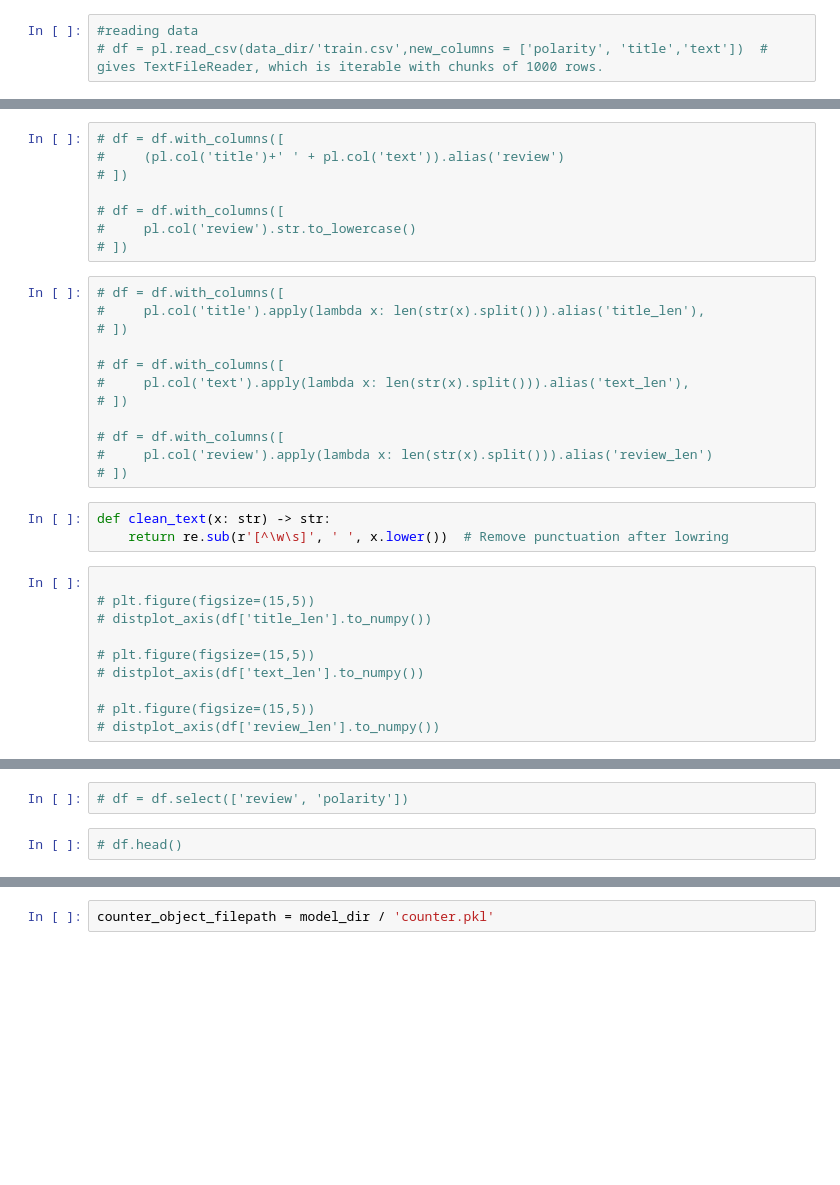
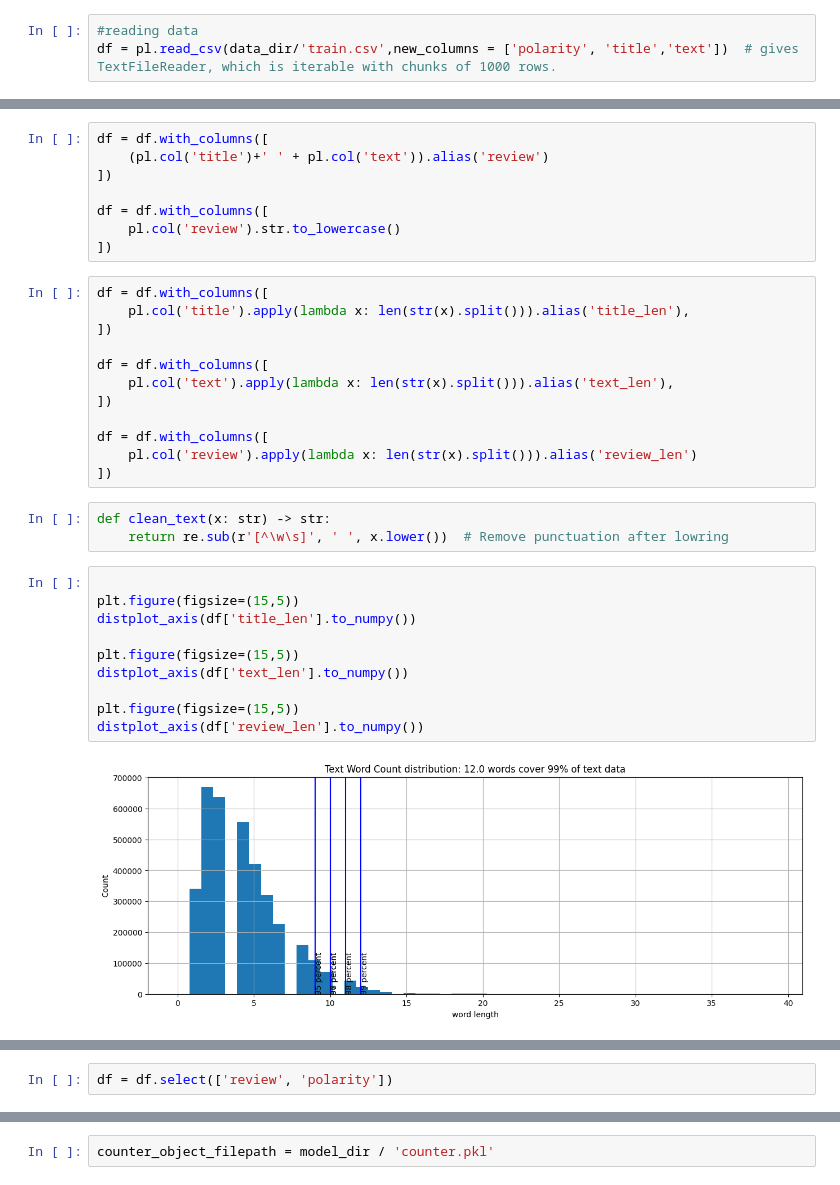
Before and after one commit to tikendraw/Amazon-review-sentiment-analysis, a Jupyter notebook: notebook/amazon-review-sentiment-analysis.ipynb, the cells around one changed output, grey strips where cells are left out. Cells and saved outputs as stored; diff of their text form; blank space fills up the shorter version.

```diff
--- a/notebook/amazon-review-sentiment-analysis.ipynb
+++ b/notebook/amazon-review-sentiment-analysis.ipynb
@@ -162,4 +162,4 @@ Not running on CoLab
 # Load the data
 # %%
 #reading data
-# df = pl.read_csv(data_dir/'train.csv',new_columns = ['polarity', 'title','text'])  # gives TextFileReader, which is iterable with chunks of 1000 rows.
+df = pl.read_csv(data_dir/'train.csv',new_columns = ['polarity', 'title','text'])  # gives TextFileReader, which is iterable with chunks of 1000 rows.
@@ -207,35 +239,37 @@ from functools import partial
 from funcyou.preprocessing.text import IntegerVectorizer
 from funcyou.plot import distplot_axis
 # %%
-# df = df.with_columns([
-#     (pl.col('title')+' ' + pl.col('text')).alias('review')
-# ])
+df = df.with_columns([
+    (pl.col('title')+' ' + pl.col('text')).alias('review')
+])
 
-# df = df.with_columns([
-#     pl.col('review').str.to_lowercase()
-# ])
+df = df.with_columns([
+    pl.col('review').str.to_lowercase()
+])
 # %%
-# df = df.with_columns([
-#     pl.col('title').apply(lambda x: len(str(x).split())).alias('title_len'),
-# ])
+df = df.with_columns([
+    pl.col('title').apply(lambda x: len(str(x).split())).alias('title_len'),
+])
 
-# df = df.with_columns([
-#     pl.col('text').apply(lambda x: len(str(x).split())).alias('text_len'),
-# ])
+df = df.with_columns([
+    pl.col('text').apply(lambda x: len(str(x).split())).alias('text_len'),
+])
 
-# df = df.with_columns([
-#     pl.col('review').apply(lambda x: len(str(x).split())).alias('review_len')
-# ])
+df = df.with_columns([
+    pl.col('review').apply(lambda x: len(str(x).split())).alias('review_len')
+])
 # %%
 def clean_text(x: str) -> str:
     return re.sub(r'[^\w\s]', ' ', x.lower())  # Remove punctuation after lowring
 # %%
 
-# plt.figure(figsize=(15,5))
-# distplot_axis(df['title_len'].to_numpy())
+plt.figure(figsize=(15,5))
+distplot_axis(df['title_len'].to_numpy())
 
-# plt.figure(figsize=(15,5))
-# distplot_axis(df['text_len'].to_numpy())
+plt.figure(figsize=(15,5))
+distplot_axis(df['text_len'].to_numpy())
 
-# plt.figure(figsize=(15,5))
-# distplot_axis(df['review_len'].to_numpy())
+plt.figure(figsize=(15,5))
+distplot_axis(df['review_len'].to_numpy())
+# %% [output]
+[figure, added]
@@ -242,4 +278,2 @@ def clean_text(x: str) -> str:
 # %%
-# df = df.select(['review', 'polarity'])
+df = df.select(['review', 'polarity'])
-# %%
-# df.head()
```
Also changed, not shown: parts of 32 cells of this notebook.
